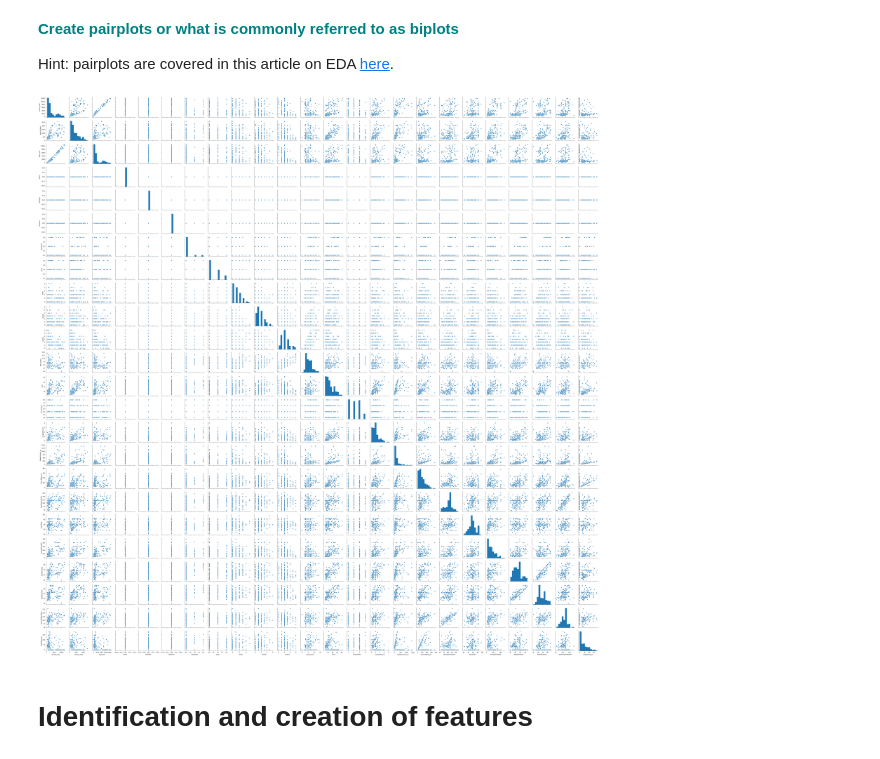
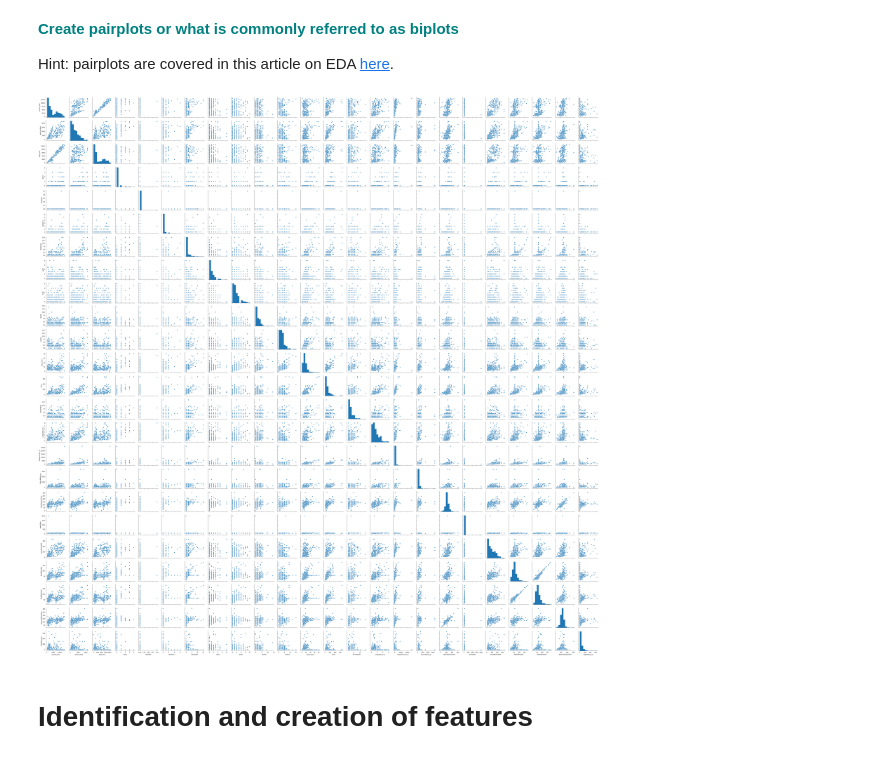
Before and after one commit to shashins/Capstone1, a Jupyter notebook: Guided_Capstone/Notebook_stepthree.ipynb, the cells around one changed output. Saved outputs shown, nothing was run; the diff lists cells and outputs as text; code cells hidden in the pictures.

```diff
--- a/Guided_Capstone/Notebook_stepthree.ipynb
+++ b/Guided_Capstone/Notebook_stepthree.ipynb
@@ -248,9 +256,9 @@ After reviewing these respons varible distributions, there doesn't appear to be
 
 Hint: pairplots are covered in this article on EDA [here](https://medium.com/@aiden.dataminer/the-data-science-method-dsm-exploratory-data-analysis-bc84d4d8d3f9).
 # %%
-g=sns.pairplot(dfno)
+g=sns.pairplot(df)
 # %% [output]
-[figure, old version]
+[figure, new version]
 # %% [markdown]
 # Identification and creation of features
 # %% [markdown]
```
Also changed, not shown: parts of 13 cells of this notebook, 6 other files.
